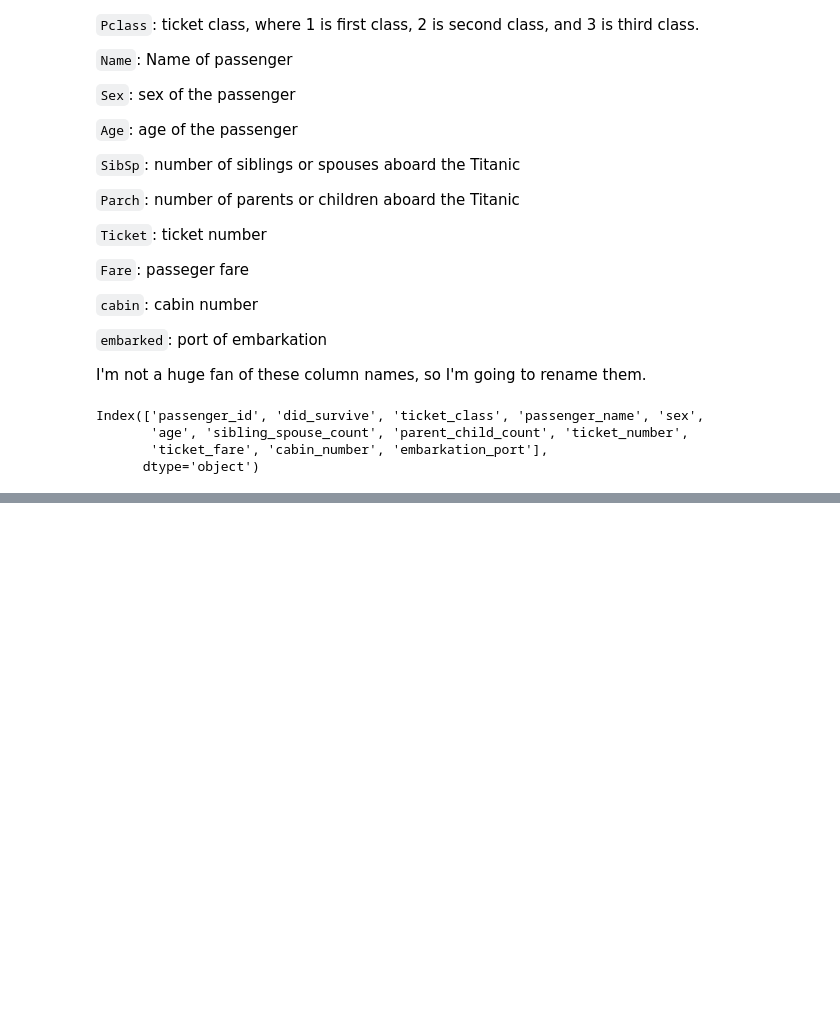
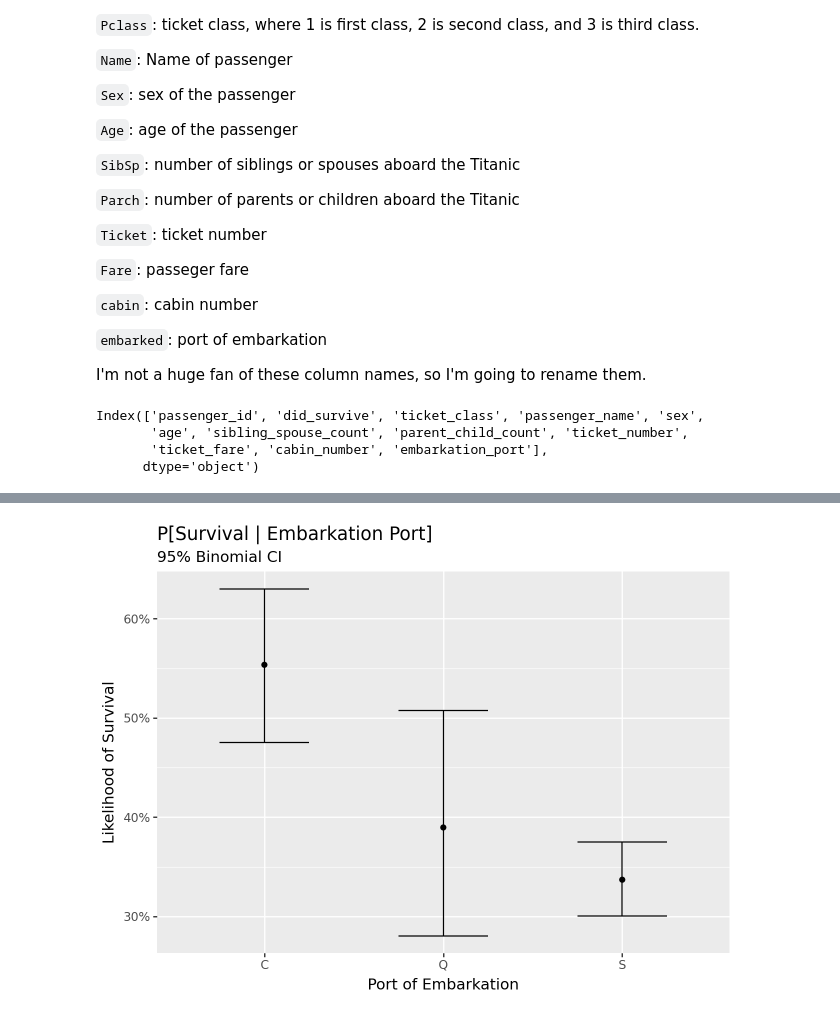
Before and after one commit to Paul-J-Wissler/kaggle-titanic-conformal-prediction, a Jupyter notebook: analysis.ipynb, the cells around one changed output, grey strips where cells are left out. Saved outputs shown, nothing was run; the diff lists cells and outputs as text; code cells hidden in the pictures; blank space fills up the shorter version.

```diff
--- a/analysis.ipynb
+++ b/analysis.ipynb
@@ -52,6 +52,7 @@ Data Dictionary provided here: https://www.kaggle.com/competitions/titanic/data?
 I'm not a huge fan of these column names, so I'm going to rename them.
 # %%
 def rename_columns(df: pd.DataFrame) -> pd.DataFrame:
+    "Rename columns for my personal taste."
     return df.rename(columns={
         "PassengerId": "passenger_id",
         "Survived": "did_survive",
@@ -68,6 +69,7 @@ def rename_columns(df: pd.DataFrame) -> pd.DataFrame:
     })
 
 def submission_rename(df: pd.DataFrame) -> pd.DataFrame:
+    """A certain schema is expected for the submission, so this function will need to be run on whatever data I submit to Kaggle."""
     return df.rename(
         columns={
             "did_survive": "Survived",
@@ -84,0 +91,4 @@ Index(['passenger_id', 'did_survive', 'ticket_class', 'passenger_name', 'sex',
+# %%
+embark_survival_rates = train_df.groupby("embarkation_port").did_survive.agg(["sum", "count"]).assign(survival_rate=lambda x: x["sum"] / x["count"])
+embark_survival_rates = embark_survival_rates.rename(columns={"sum": "survivors", "count": "passengers"})
+embark_survival_rates
@@ -84,0 +106,4 @@ Index(['passenger_id', 'did_survive', 'ticket_class', 'passenger_name', 'sex',
+# %%
+lower, upper = proportion_confint(embark_survival_rates.survivors, embark_survival_rates.passengers, method="beta", alpha=0.05)
+embark_survival_rates = embark_survival_rates.assign(lower=lower, upper=upper)
+embark_survival_rates
@@ -84,0 +116,16 @@ Index(['passenger_id', 'did_survive', 'ticket_class', 'passenger_name', 'sex',
+# %%
+embarkation_ci_fig = (
+    ggplot(embark_survival_rates.reset_index(), aes(x="embarkation_port", y="survival_rate", ymin="lower", ymax="upper"))
+    + geom_errorbar()
+    + geom_point()
+    + labs(
+        title="P[Survival | Embarkation Port]",
+        subtitle="95% Binomial CI",
+        y="Likelihood of Survival",
+        x="Port of Embarkation",
+    )
+    + scale_y_continuous(labels=percent_format())
+)
+embarkation_ci_fig.show()
+# %% [output]
+[figure, added]
```
Also changed, not shown: parts of 9 cells of this notebook.
